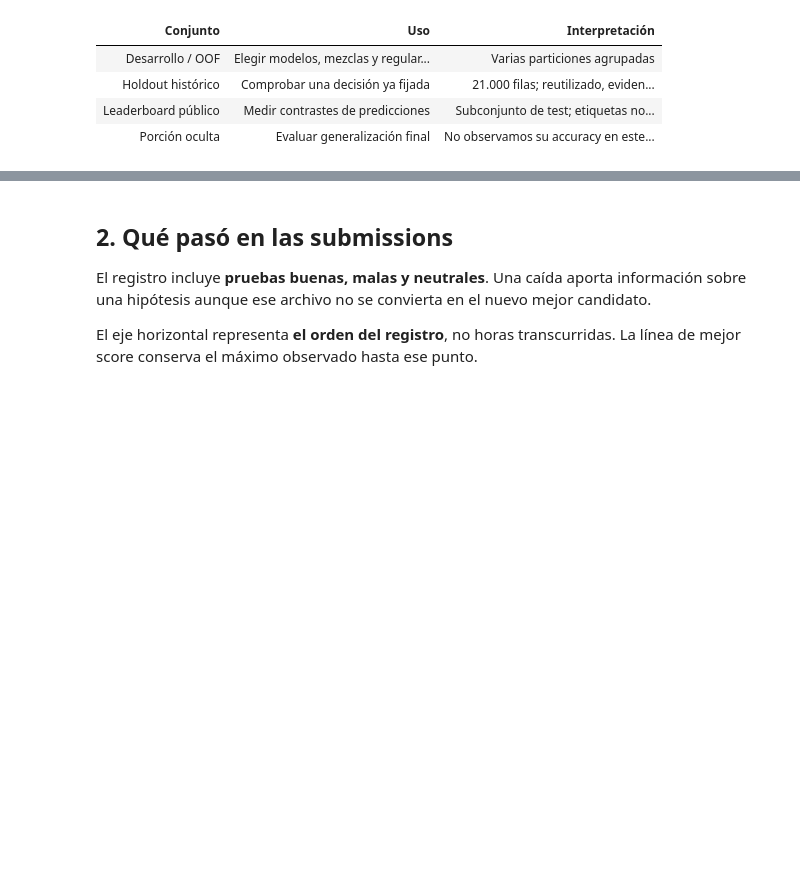
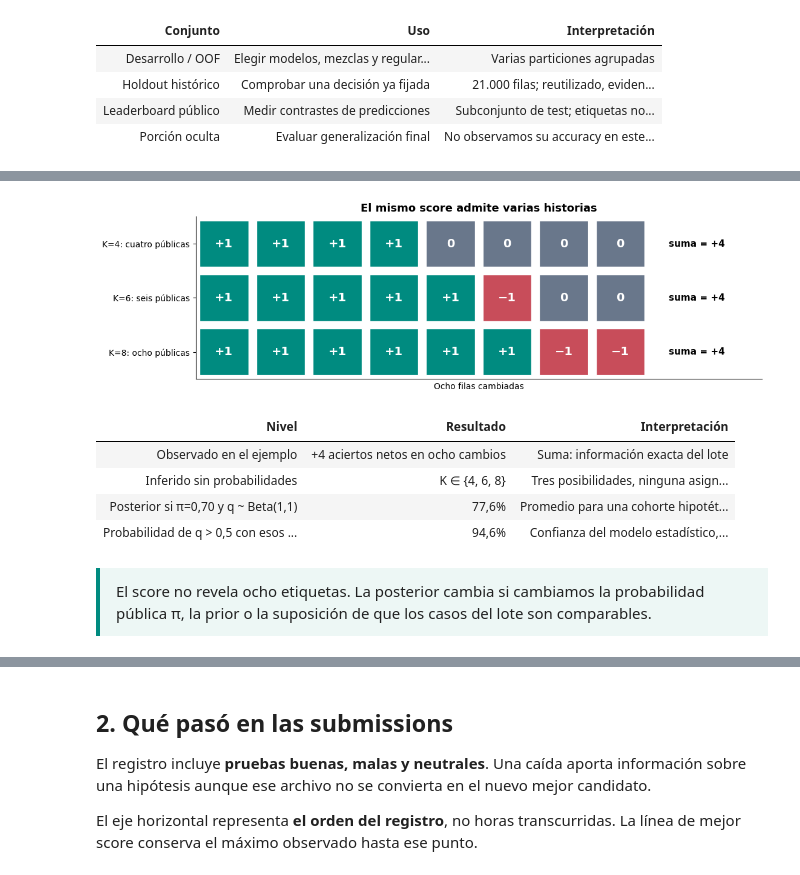
Before and after one commit to arirakowitba/tp_ap, a Jupyter notebook: notebooks/23_revision_submissions_y_flips.ipynb, the cells around one changed output, grey strips where cells are left out. Saved outputs shown, nothing was run; the diff lists cells and outputs as text; code cells hidden in the pictures; blank space fills up the shorter version.

```diff
--- a/notebooks/23_revision_submissions_y_flips.ipynb
+++ b/notebooks/23_revision_submissions_y_flips.ipynb
@@ -138,0 +221,37 @@ tabla(pd.DataFrame([
+# %%
+escenarios100=[
+    ("K=4: cuatro públicas",4,4,0,4),
+    ("K=6: seis públicas",6,5,1,2),
+    ("K=8: ocho públicas",8,6,2,0),
+]
+fig,ax=plt.subplots(figsize=(11.2,3.4))
+for r,(titulo,k,s,mal,ocultos) in enumerate(escenarios100):
+    for col,valor in enumerate([1]*s+[-1]*mal+[0]*ocultos):
+        color={1:PALETA["verde"],-1:PALETA["rojo"],0:PALETA["gris"]}[valor]
+        ax.add_patch(Rectangle((col+.07,r+.07),.86,.86,facecolor=color,edgecolor="white"))
+        ax.text(col+.5,r+.5,{1:"+1",-1:"−1",0:"0"}[valor],ha="center",va="center",
+                color="white",fontsize=14,fontweight="bold")
+    ax.text(8.35,r+.5,"suma = +4",ha="left",va="center",fontsize=11,fontweight="bold")
+ax.set(xlim=(0,10),ylim=(3,0),yticks=np.arange(3)+.5,yticklabels=[s[0] for s in escenarios100],
+       title="El mismo score admite varias historias",xlabel="Ocho filas cambiadas")
+ax.set_xticks([]);ax.grid(False)
+fig.tight_layout();plt.show()
+
+post100=cohort_posterior(8,4,pi=.7,a=1,b=1)
+tabla(pd.DataFrame([
+    ("Observado en el ejemplo", "+4 aciertos netos en ocho cambios", "Suma: información exacta del lote"),
+    ("Inferido sin probabilidades", "K ∈ {4, 6, 8}", "Tres posibilidades, ninguna asigna las ocho etiquetas"),
+    ("Posterior si π=0,70 y q ~ Beta(1,1)",pct(post100["theta_mean"],1),
+     "Promedio para una cohorte hipotéticamente intercambiable"),
+    ("Probabilidad de q > 0,5 con esos supuestos",pct(post100["theta_probability_gt_half"],1),
+     "Confianza del modelo estadístico, no certeza por fila"),
+],columns=["Nivel","Resultado","Interpretación"]))
+idea("El score no revela ocho etiquetas. La posterior cambia si cambiamos la probabilidad pública π, la prior o la suposición de que los casos del lote son comparables.")
+# %% [output]
+[figure, added]
+| Nivel | Resultado | Interpretación |
+| Observado en el ejemplo | +4 aciertos netos en ocho cambios | Suma: información exacta del lote |
+| Inferido sin probabilidades | K ∈ {4, 6, 8} | Tres posibilidades, ninguna asign... |
+| Posterior si π=0,70 y q ~ Beta(1,1) | 77,6% | Promedio para una cohorte hipotét... |
+| Probabilidad de q > 0,5 con esos ... | 94,6% | Confianza del modelo estadístico,... |
+El score no revela ocho etiquetas. La posterior cambia si cambiamos la probabilidad pública π, la prior o la suposición de que los casos del lote son comparables.
```
Also changed, not shown: parts of 8 cells of this notebook, 5 other files.
